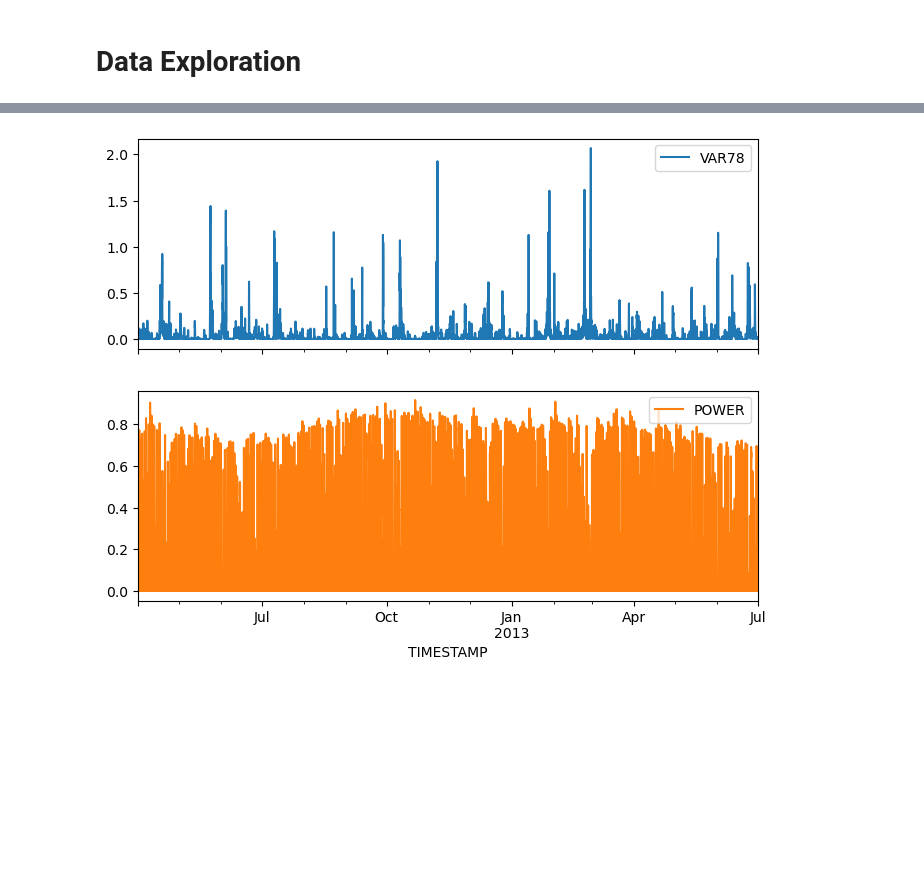
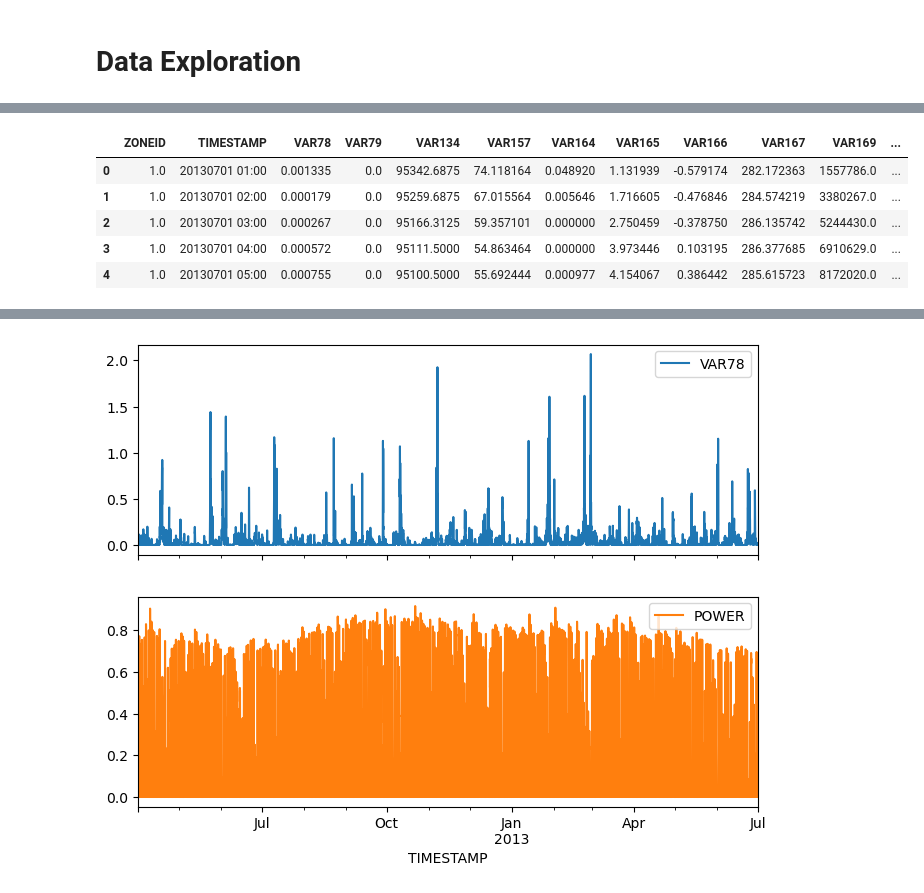
Before and after one commit to antoniolang1107/Solar-Power, a Jupyter notebook: solar.ipynb, the cells around one changed output, grey strips where cells are left out. Saved outputs shown, nothing was run; the diff lists cells and outputs as text; code cells hidden in the pictures; blank space fills up the shorter version.

```diff
--- a/solar.ipynb
+++ b/solar.ipynb
@@ -28,6 +28,15 @@ train_data.head()
 | 2 | 1 | 20120401 03:00 | 0.030113 | 0.132009 | 94732.8125 | 61.294891 | 0.771429 | 3.339867 | -1.982535 | 294.454590 | 7921788.0 | ... |
 | 3 | 1 | 20120401 04:00 | 0.057167 | 0.110645 | 94704.0625 | 67.775284 | 0.965866 | 3.106102 | -1.446051 | 293.261475 | 9860520.0 | ... |
 | 4 | 1 | 20120401 05:00 | 0.051027 | 0.189560 | 94675.0000 | 70.172989 | 0.944669 | 2.601146 | -1.904493 | 292.732910 | 11143097.0 | ... |
+# %%
+test_data.head()
+# %% [output]
+|  | ZONEID | TIMESTAMP | VAR78 | VAR79 | VAR134 | VAR157 | VAR164 | VAR165 | VAR166 | VAR167 | VAR169 | ... |
+| 0 | 1.0 | 20130701 01:00 | 0.001335 | 0.0 | 95342.6875 | 74.118164 | 0.048920 | 1.131939 | -0.579174 | 282.172363 | 1557786.0 | ... |
+| 1 | 1.0 | 20130701 02:00 | 0.000179 | 0.0 | 95259.6875 | 67.015564 | 0.005646 | 1.716605 | -0.476846 | 284.574219 | 3380267.0 | ... |
+| 2 | 1.0 | 20130701 03:00 | 0.000267 | 0.0 | 95166.3125 | 59.357101 | 0.000000 | 2.750459 | -0.378750 | 286.135742 | 5244430.0 | ... |
+| 3 | 1.0 | 20130701 04:00 | 0.000572 | 0.0 | 95111.5000 | 54.863464 | 0.000000 | 3.973446 | 0.103195 | 286.377685 | 6910629.0 | ... |
+| 4 | 1.0 | 20130701 05:00 | 0.000755 | 0.0 | 95100.5000 | 55.692444 | 0.000977 | 4.154067 | 0.386442 | 285.615723 | 8172020.0 | ... |
 # %%
 training_data_1 = train_data[train_data['ZONEID'] == 1]
 test_data_1 = test_data[test_data['ZONEID'] == 1]
```
Also changed, not shown: parts of 3 cells of this notebook.
